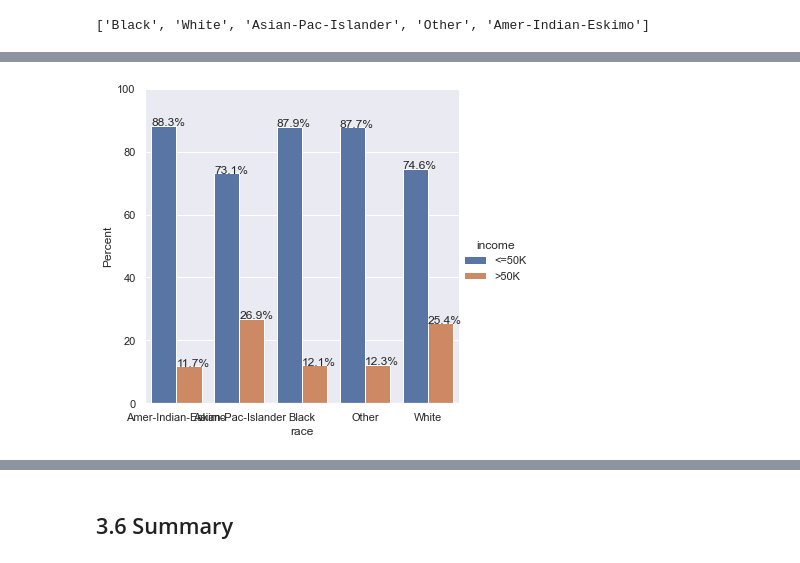
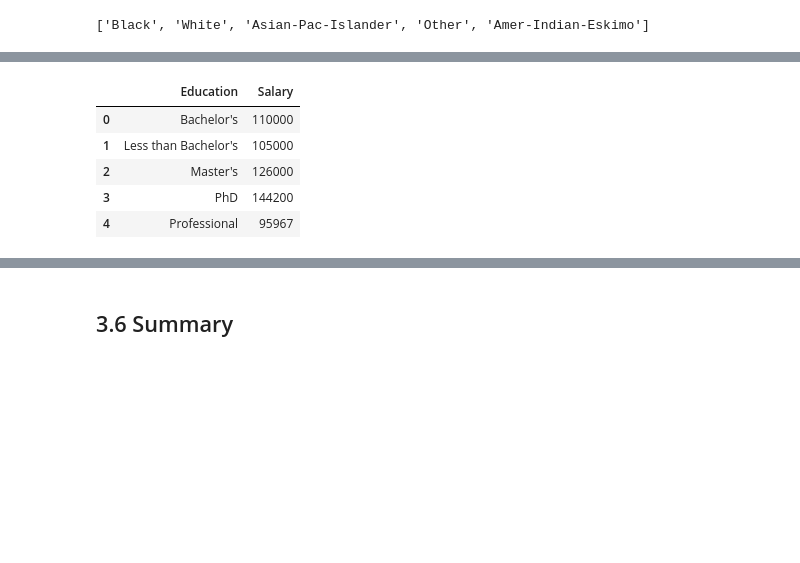
Before and after one commit to pauljacob/mini_projects, a Jupyter notebook: casfad_adult_income/03_Exploratory_Data_Analysis/03_exploratory_data_analysis_multiple_bar_chart.ipynb, the cells around one changed output, grey strips where cells are left out. Drawn from its saved outputs; the diff is of its cells as text; code cells hidden in the pictures; blank space fills up the shorter version.

```diff
--- a/casfad_adult_income/03_Exploratory_Data_Analysis/03_exploratory_data_analysis_multiple_bar_chart.ipynb
+++ b/casfad_adult_income/03_Exploratory_Data_Analysis/03_exploratory_data_analysis_multiple_bar_chart.ipynb
@@ -168,11 +106,19 @@ new_df = new_df.mul(100).rename('Percent').reset_index()
-# %%
-g = sns.catplot(x='race', y='Percent', hue='income', kind='bar', data=new_df)
-g.ax.set_ylim(0,100)
-
-for p in g.ax.patches:
-    txt = str(p.get_height().round(1)) + '%'
-    txt_x = p.get_x()
-    txt_y = p.get_height()
-    g.ax.text(txt_x, txt_y, txt)
-# %% [output]
-[figure, removed]
+# %%
+import seaborn as sns
+import matplotlib.pyplot as plt
+import pandas as pd
+import numpy as np
+
+education=["Bachelor's", "Less than Bachelor's","Master's","PhD","Professional"]
+salary = [110000,105000,126000,144200,95967]
+
+df = pd.DataFrame({"Education":education,
+                  "Salary":salary})
+df
+# %% [output]
+|  | Education | Salary |
+| 0 | Bachelor's | 110000 |
+| 1 | Less than Bachelor's | 105000 |
+| 2 | Master's | 126000 |
+| 3 | PhD | 144200 |
+| 4 | Professional | 95967 |
```
Also changed, not shown: parts of 10 cells of this notebook, 4 other files.
